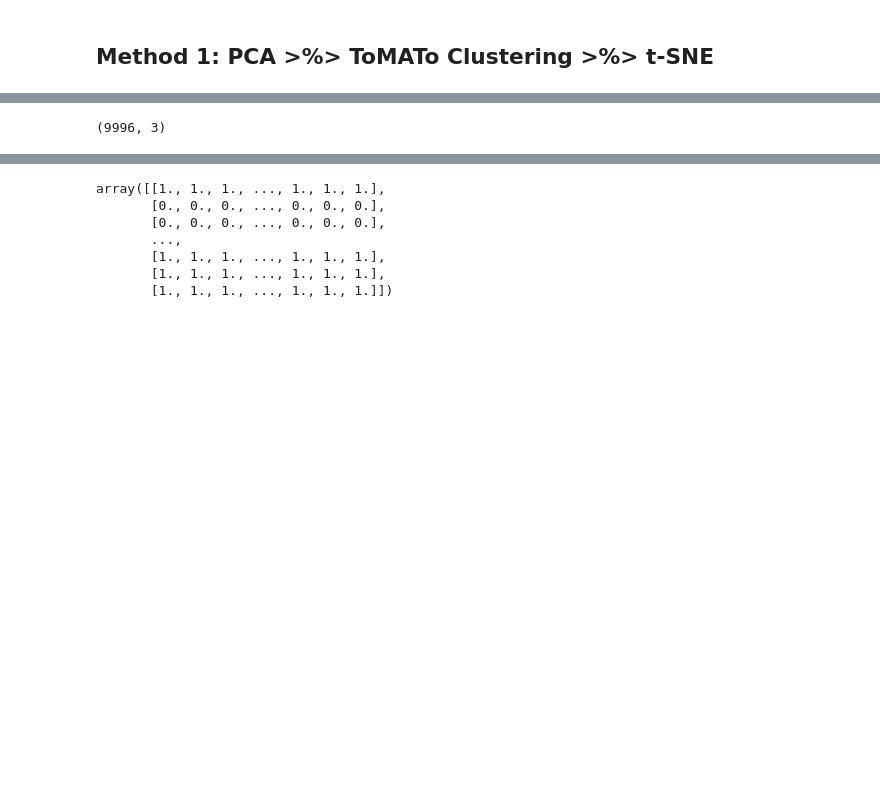
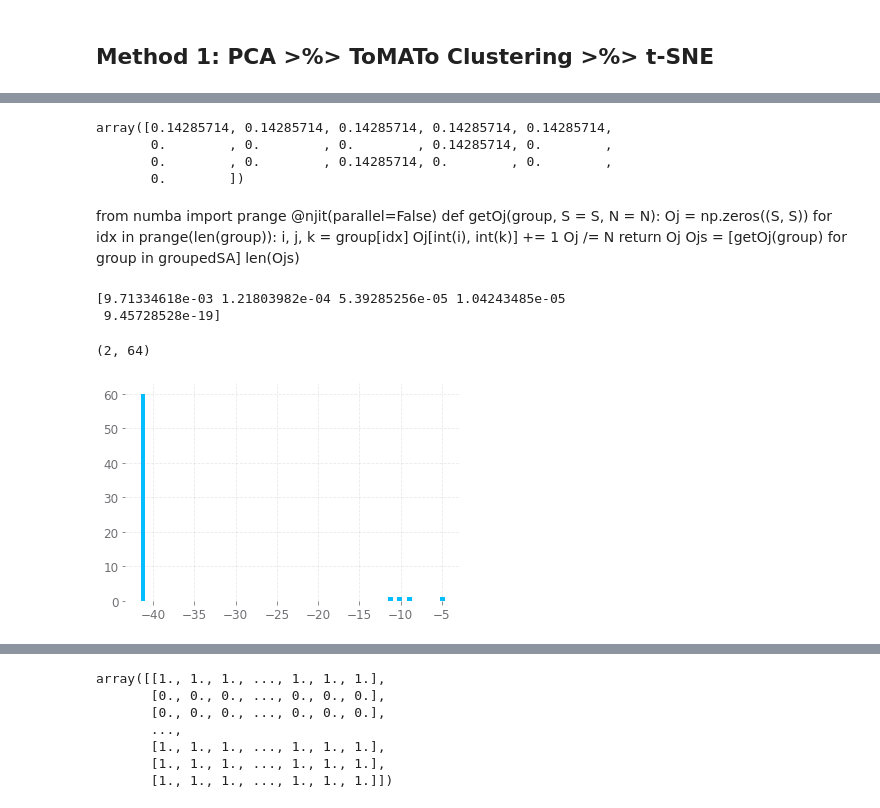
Before and after one commit to hetankevin/off-policy, a Jupyter notebook: ClusterTrajectory.ipynb, the cells around one changed output, grey strips where cells are left out. Drawn from its saved outputs; the diff is of its cells as text; code cells hidden in the pictures; blank space fills up the shorter version.

```diff
--- a/ClusterTrajectory.ipynb
+++ b/ClusterTrajectory.ipynb
@@ -181,7 +181,7 @@ for mdp , pi_b, pi_e, base_horizon, gamma, nStates, nActions, term, P, R, x_dist
 
         print("running env with horizon " + str(horizon))
 
-        dataset = confound_mdp.collect_sample(int(30000/horizon), mdp, pi_b, horizon, iid=False)
+        dataset = confound_mdp.collect_sample(int(100000), mdp, pi_b, horizon, iid=False)
         data = dataset.reshape((dataset.shape[0]*dataset.shape[1],5))
         Phat = confound_ope.estimate_P(dataset, mdp)
         pihat = confound_ope.estimate_pi(dataset, mdp)
@@ -267,7 +267,14 @@ stateactions = threes[:,:,0] + threes[:,:,1]*nStates #we code (S x A) as s + a|S
 confounders = threes[:,:,2]
 labels = confounders[:,0]
 nextstates = threes[:,:,3]
+
+L = 2
+S = nStates*nActions
+N = len(threes)
-# %%
-stateactions[:,0]
-# %% [output]
-(9996, 3)
+# %%
+x_dist
+# %% [output]
+array([0.14285714, 0.14285714, 0.14285714, 0.14285714, 0.14285714,
+       0.        , 0.        , 0.        , 0.14285714, 0.        ,
+       0.        , 0.        , 0.14285714, 0.        , 0.        ,
+       0.        ])
@@ -273,0 +284,47 @@ stateactions[:,0]
+# %% [markdown]
+from numba import prange
+@njit(parallel=False)
+def getOj(group, S = S, N = N):
+    Oj = np.zeros((S, S))
+    for idx in prange(len(group)):
+        i, j, k = group[idx]
+        Oj[int(i), int(k)] += 1
+    Oj /= N
+    return Oj
+Ojs = [getOj(group) for group in groupedSA]
+len(Ojs)
+# %%
+@njit(parallel=False)
+def getOj(stateactions, S = S, N = N):
+    Ojs = np.zeros((S, S, S))
+    for idx in range(len(stateactions)):
+        i,j,k = stateactions[idx]
+        Ojs[int(i), int(j), int(k)] += 1
+    return Ojs / N
+Ojs = [getOj(stateactions)[:,j,:] for j in range(S)]
+# %%
+def getPjpQjp(Ojs, L=L):
+    Pjps = []
+    Qjps = []
+    for idx, Oj in enumerate(Ojs):
+        Ujt, Sigj, Vj = np.linalg.svd(Oj, full_matrices=False) #np returns U S V.T = U.T S V for us
+        if idx == (len(Ojs) - 1):
+            plt.hist(np.log(Sigj), bins=len(Sigj))
+            print(Sigj[:5])
+        #print(np.sort(Sigj)[::-1])
+        Ujt = Ujt[:,:L]
+        Sigj = Sigj[:L]
+        Vj = Vj[:L,:]
+        Pjprime = Ujt.T # = Uj
+        Qjprime = np.diag(Sigj) @ Vj
+        Pjps.append(Pjprime)
+        Qjps.append(Qjprime)
+    return Pjps, Qjps
+
+Pjps, Qjps = getPjpQjp(Ojs)
+Qjps[0].shape
+# %% [output]
+[9.71334618e-03 1.21803982e-04 5.39285256e-05 1.04243485e-05
+ 9.45728528e-19]
+(2, 64)
+[figure, added]
```
Also changed, not shown: parts of 14 cells of this notebook, 2 other files.
